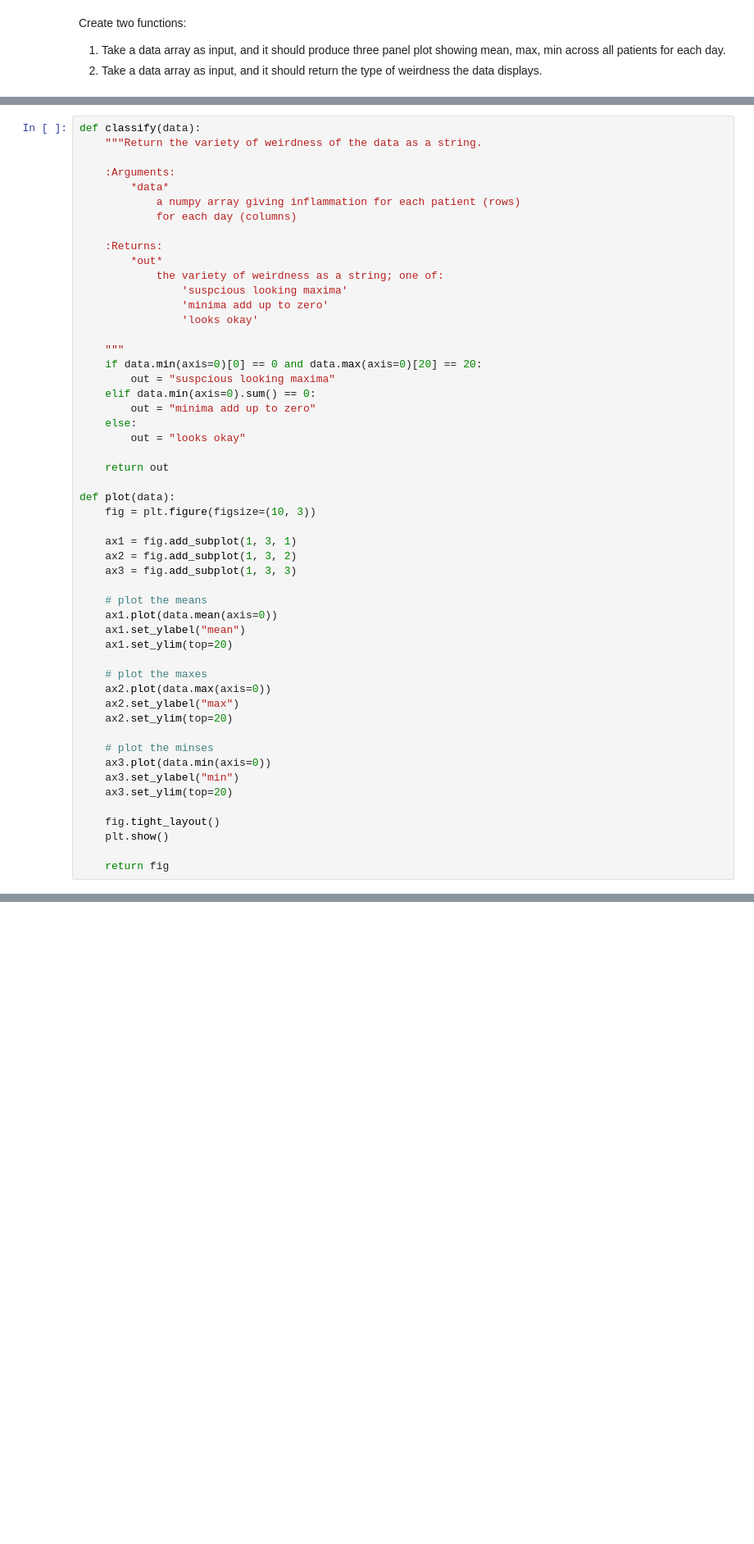
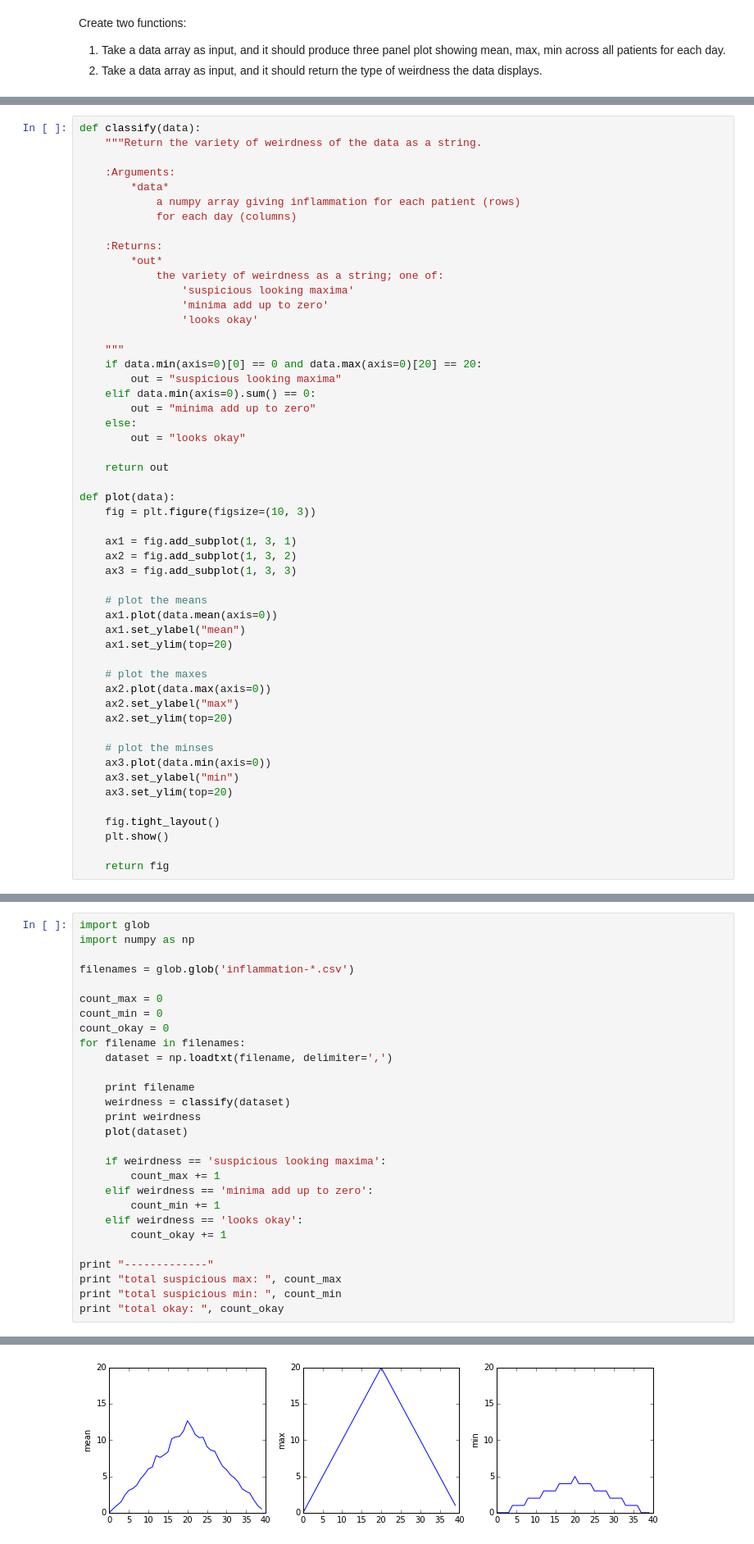
Before and after one commit to dotsdl/swc_booth_python, a Jupyter notebook: Inflammation analysis.ipynb, the cells around one changed output, grey strips where cells are left out. Shown at 82% size. Drawn from its saved outputs; the diff is of its cells as text; blank space fills up the shorter version.

```diff
--- a/Inflammation analysis.ipynb
+++ b/Inflammation analysis.ipynb
@@ -650,13 +655,13 @@ def classify(data):
     :Returns:
         *out*
             the variety of weirdness as a string; one of:
-                'suspcious looking maxima'
+                'suspicious looking maxima'
                 'minima add up to zero'
                 'looks okay'
 
     """
     if data.min(axis=0)[0] == 0 and data.max(axis=0)[20] == 20:
-        out = "suspcious looking maxima"
+        out = "suspicious looking maxima"
     elif data.min(axis=0).sum() == 0:
         out = "minima add up to zero"
     else:
@@ -692,0 +700,29 @@ def plot(data):
+# %%
+import glob
+import numpy as np
+
+filenames = glob.glob('inflammation-*.csv')
+
+count_max = 0
+count_min = 0
+count_okay = 0
+for filename in filenames:
+    dataset = np.loadtxt(filename, delimiter=',')
+
+    print filename
+    weirdness = classify(dataset)
+    print weirdness
+    plot(dataset)
+
+    if weirdness == 'suspicious looking maxima':
+        count_max += 1
+    elif weirdness == 'minima add up to zero':
+        count_min += 1
+    elif weirdness == 'looks okay':
+        count_okay += 1
+
+print "-------------"
+print "total suspicious max: ", count_max
+print "total suspicious min: ", count_min
+print "total okay: ", count_okay
+# %% [output]
@@ -692,0 +731 @@ def plot(data):
+[figure, added]
```
Also changed, not shown: parts of 4 cells of this notebook.
